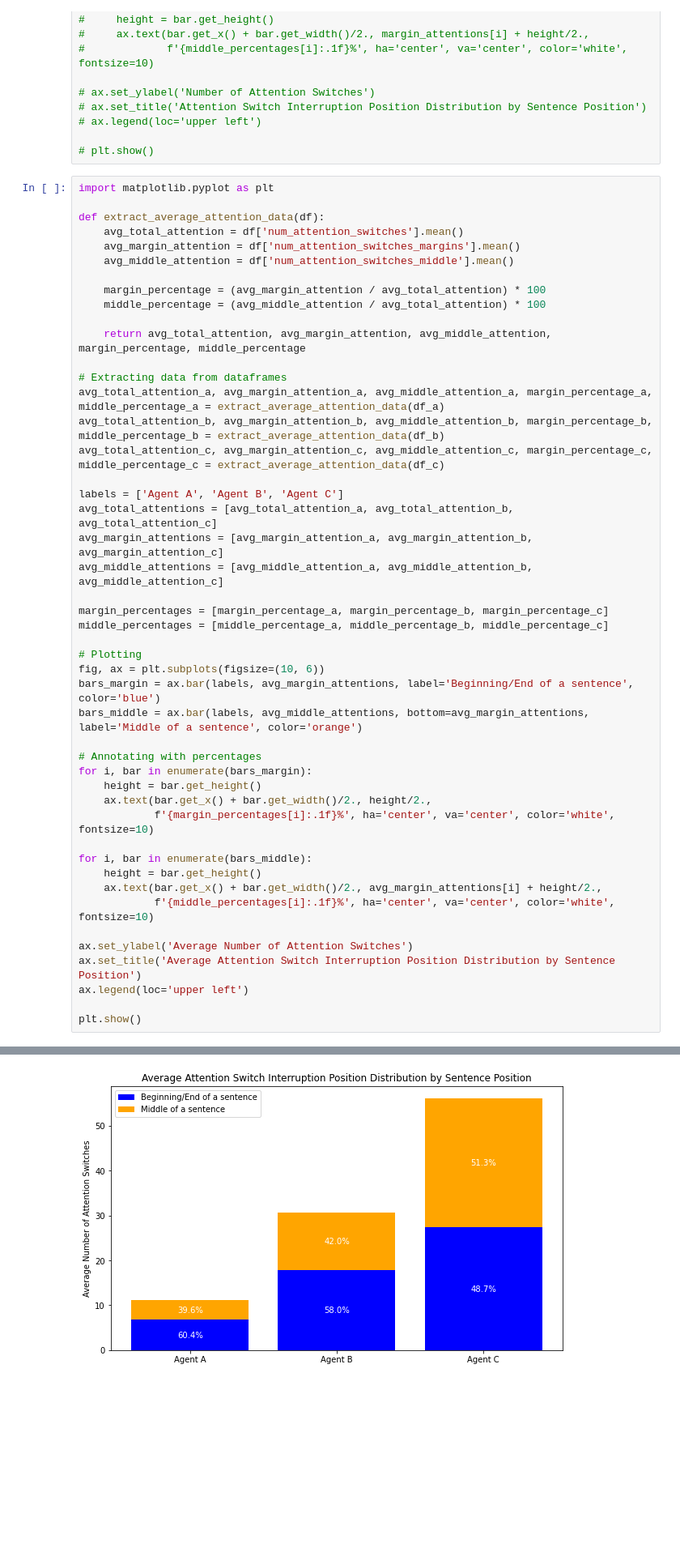
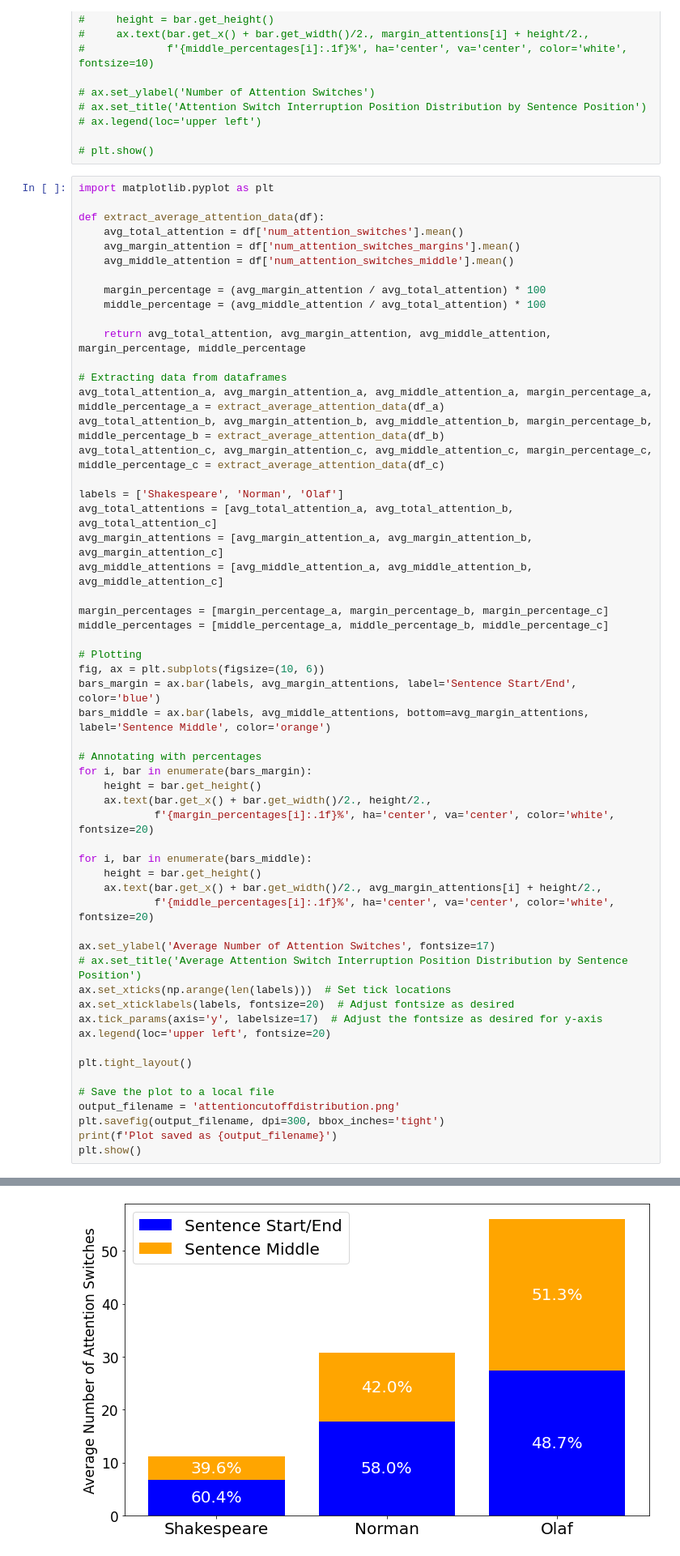
Before and after one commit to BaiYunpeng1949/heads-up-multitasker, a Jupyter notebook: hrl/envs/supervisory_control/results/Figure Drawer Supervisory Control Simulation Results.ipynb, the cells around one changed output, grey strips where cells are left out. Shown at 81% size. Drawn from its saved outputs; the diff is of its cells as text; blank space fills up the shorter version.

```diff
--- a/hrl/envs/supervisory_control/results/Figure Drawer Supervisory Control Simulation Results.ipynb
+++ b/hrl/envs/supervisory_control/results/Figure Drawer Supervisory Control Simulation Results.ipynb
@@ -484,7 +534,7 @@ avg_total_attention_a, avg_margin_attention_a, avg_middle_attention_a, margin_pe
 avg_total_attention_b, avg_margin_attention_b, avg_middle_attention_b, margin_percentage_b, middle_percentage_b = extract_average_attention_data(df_b)
 avg_total_attention_c, avg_margin_attention_c, avg_middle_attention_c, margin_percentage_c, middle_percentage_c = extract_average_attention_data(df_c)
 
-labels = ['Agent A', 'Agent B', 'Agent C']
+labels = ['Shakespeare', 'Norman', 'Olaf']
 avg_total_attentions = [avg_total_attention_a, avg_total_attention_b, avg_total_attention_c]
 avg_margin_attentions = [avg_margin_attention_a, avg_margin_attention_b, avg_margin_attention_c]
 avg_middle_attentions = [avg_middle_attention_a, avg_middle_attention_b, avg_middle_attention_c]
@@ -494,23 +544,32 @@ middle_percentages = [middle_percentage_a, middle_percentage_b, middle_percentag
 
 # Plotting
 fig, ax = plt.subplots(figsize=(10, 6))
-bars_margin = ax.bar(labels, avg_margin_attentions, label='Beginning/End of a sentence', color='blue')
-bars_middle = ax.bar(labels, avg_middle_attentions, bottom=avg_margin_attentions, label='Middle of a sentence', color='orange')
+bars_margin = ax.bar(labels, avg_margin_attentions, label='Sentence Start/End', color='blue')
+bars_middle = ax.bar(labels, avg_middle_attentions, bottom=avg_margin_attentions, label='Sentence Middle', color='orange')
 
 # Annotating with percentages
 for i, bar in enumerate(bars_margin):
     height = bar.get_height()
     ax.text(bar.get_x() + bar.get_width()/2., height/2.,
-            f'{margin_percentages[i]:.1f}%', ha='center', va='center', color='white', fontsize=10)
+            f'{margin_percentages[i]:.1f}%', ha='center', va='center', color='white', fontsize=20)
 
 for i, bar in enumerate(bars_middle):
     height = bar.get_height()
     ax.text(bar.get_x() + bar.get_width()/2., avg_margin_attentions[i] + height/2.,
-            f'{middle_percentages[i]:.1f}%', ha='center', va='center', color='white', fontsize=10)
+            f'{middle_percentages[i]:.1f}%', ha='center', va='center', color='white', fontsize=20)
 
-ax.set_ylabel('Average Number of Attention Switches')
-ax.set_title('Average Attention Switch Interruption Position Distribution by Sentence Position')
-ax.legend(loc='upper left')
+ax.set_ylabel('Average Number of Attention Switches', fontsize=17)
+# ax.set_title('Average Attention Switch Interruption Position Distribution by Sentence Position')
+ax.set_xticks(np.arange(len(labels)))  # Set tick locations
+ax.set_xticklabels(labels, fontsize=20)  # Adjust fontsize as desired
+ax.tick_params(axis='y', labelsize=17)  # Adjust the fontsize as desired for y-axis
+ax.legend(loc='upper left', fontsize=20)
 
+plt.tight_layout()
+
+# Save the plot to a local file
+output_filename = 'attentioncutoffdistribution.png'
+plt.savefig(output_filename, dpi=300, bbox_inches='tight')
+print(f'Plot saved as {output_filename}')
 plt.show()
 # %% [output]
@@ -517,4 +577,4 @@ plt.show()
-[figure, old version]
+[figure, new version]
 # %% [markdown]
 ## Trajectory
 # %%
```
Also changed, not shown: parts of 6 cells of this notebook, 5 other files.
